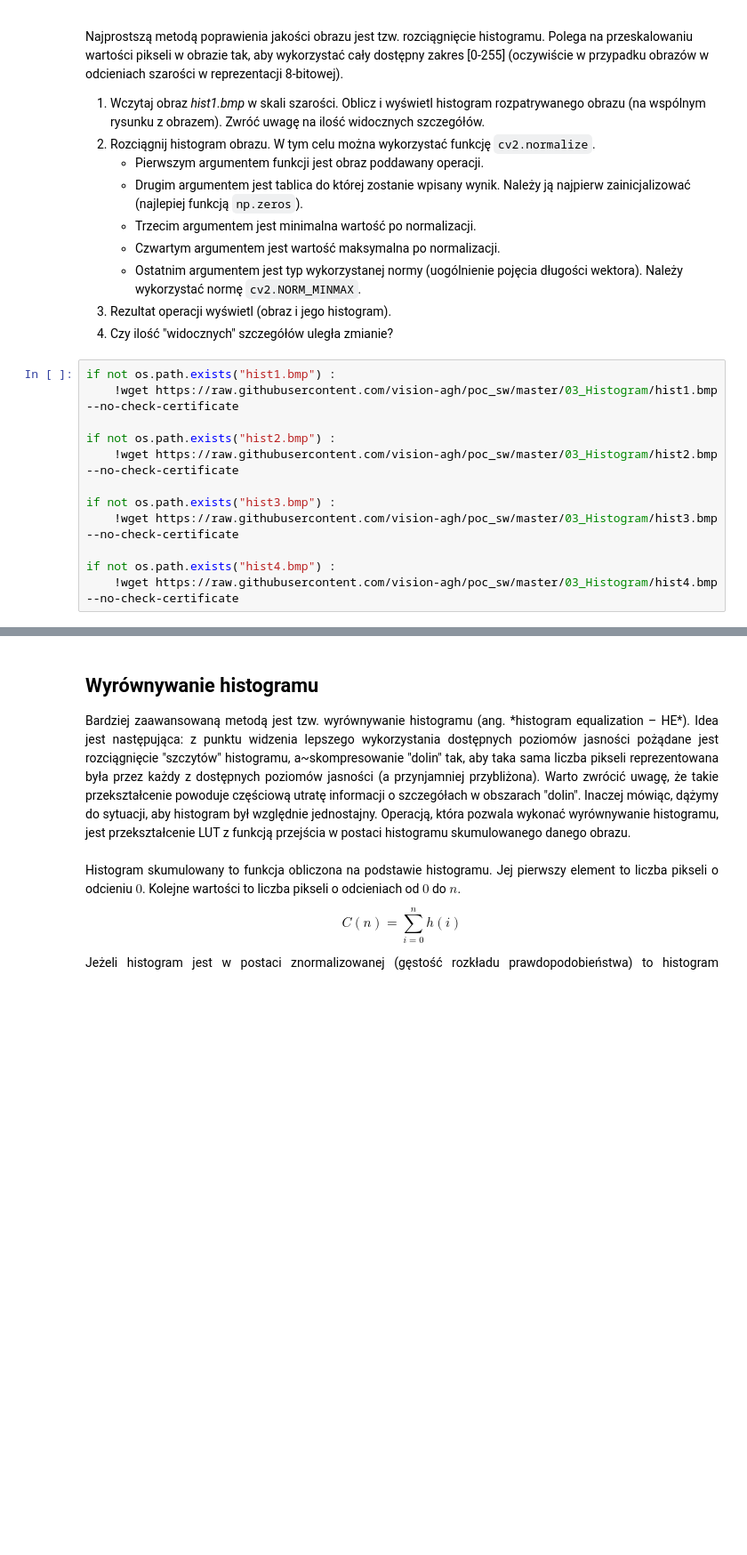
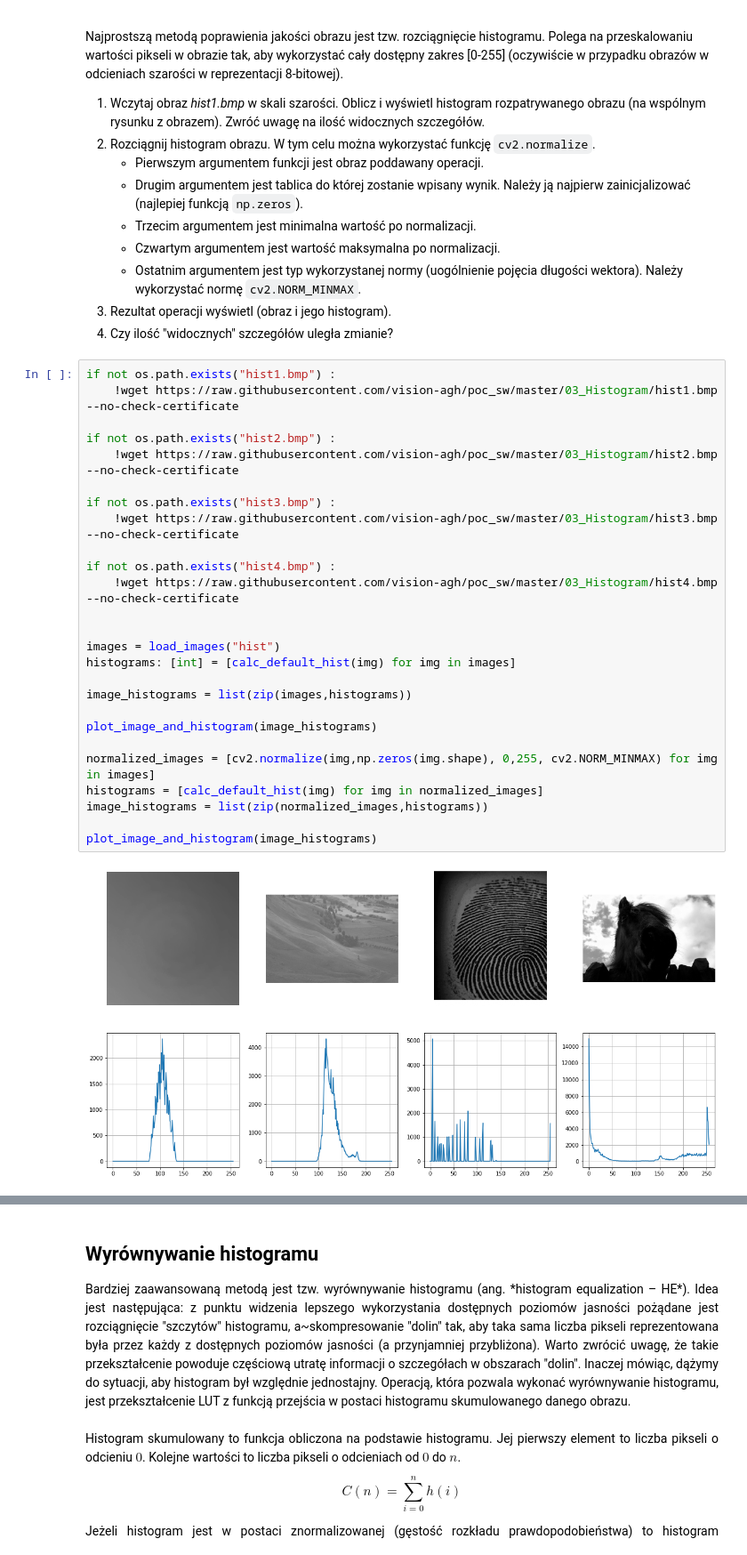
Before and after one commit to JankDev/poc, a Jupyter notebook: 03_histogram.ipynb, the cells around one changed output, grey strips where cells are left out. Shown at 89% size. Cells and saved outputs as stored; diff of their text form; blank space fills up the shorter version.

```diff
--- a/03_histogram.ipynb
+++ b/03_histogram.ipynb
@@ -107,12 +141,28 @@ Zwróć uwagę na ilość widocznych szczegółów.
 # %%
 if not os.path.exists("hist1.bmp") :
     !wget https://raw.githubusercontent.com/vision-agh/poc_sw/master/03_Histogram/hist1.bmp --no-check-certificate
 
 if not os.path.exists("hist2.bmp") :
     !wget https://raw.githubusercontent.com/vision-agh/poc_sw/master/03_Histogram/hist2.bmp --no-check-certificate
 
 if not os.path.exists("hist3.bmp") :
     !wget https://raw.githubusercontent.com/vision-agh/poc_sw/master/03_Histogram/hist3.bmp --no-check-certificate
 
 if not os.path.exists("hist4.bmp") :
     !wget https://raw.githubusercontent.com/vision-agh/poc_sw/master/03_Histogram/hist4.bmp --no-check-certificate
+
+
+images = load_images("hist")
+histograms: [int] = [calc_default_hist(img) for img in images]
+
+image_histograms = list(zip(images,histograms))
+
+plot_image_and_histogram(image_histograms)
+
+normalized_images = [cv2.normalize(img,np.zeros(img.shape), 0,255, cv2.NORM_MINMAX) for img in images]
+histograms = [calc_default_hist(img) for img in normalized_images]
+image_histograms = list(zip(normalized_images,histograms))
+
+plot_image_and_histogram(image_histograms)
+# %% [output]
+[figure, added]
```
Also changed, not shown: parts of 10 cells of this notebook, 3 other files.
